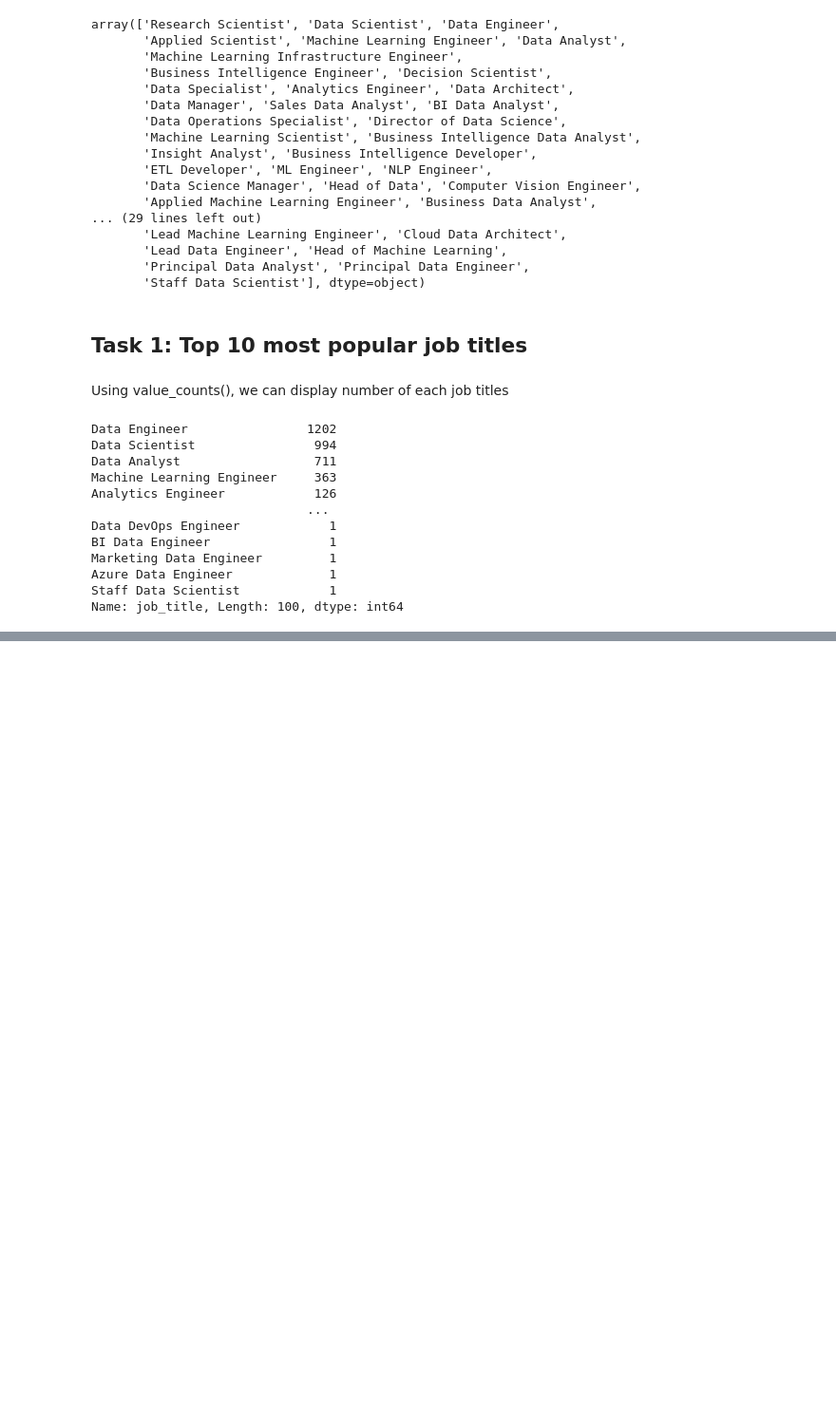
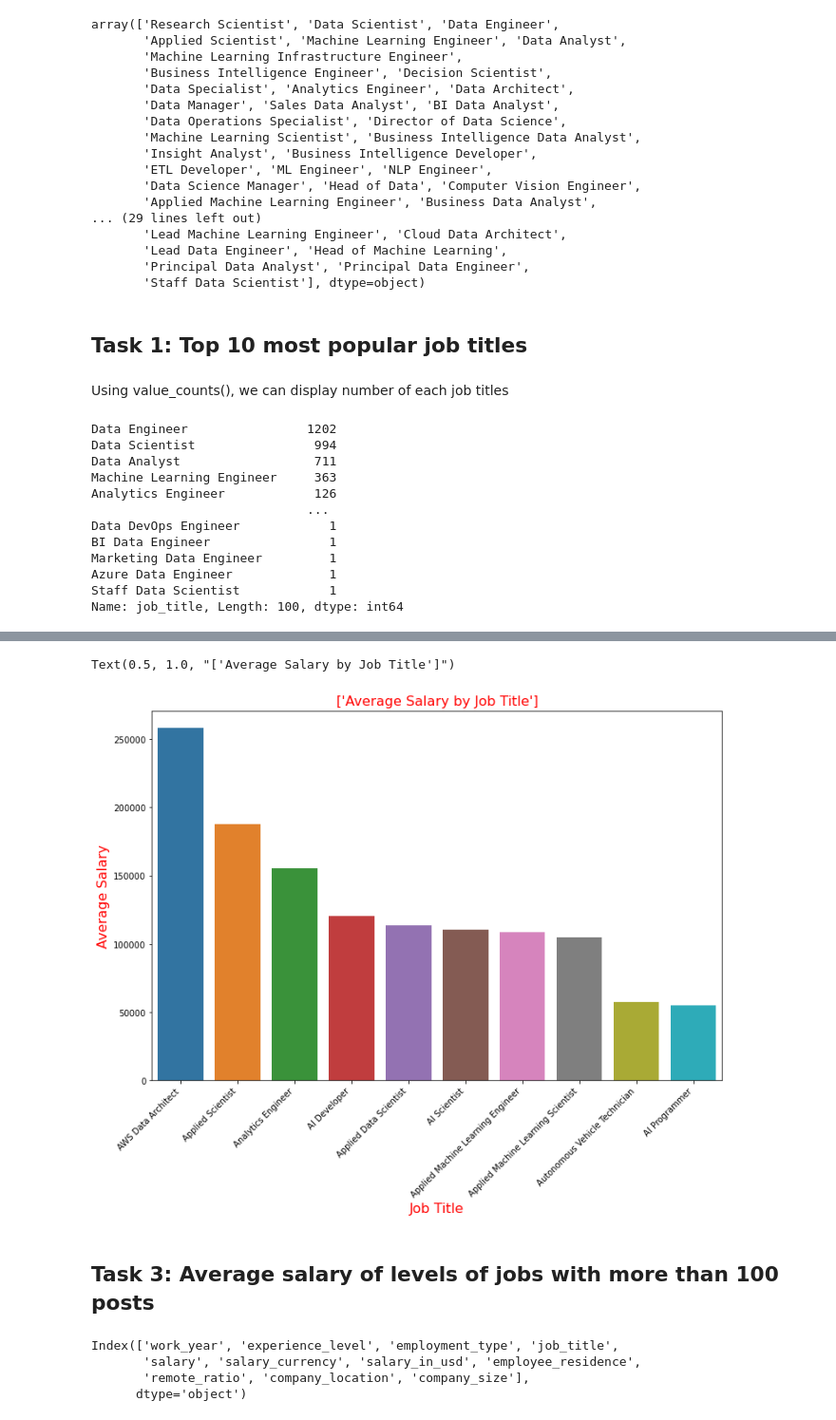
Before and after one commit to honhanbao/PowerBI-Python_Data-Science-Jobs-Salaries, a Jupyter notebook: salaries.ipynb, the cells around one changed output, grey strips where cells are left out. Shown at 95% size. Cells and saved outputs as stored; diff of their text form; code cells hidden in the pictures; blank space fills up the shorter version.

```diff
--- a/salaries.ipynb
+++ b/salaries.ipynb
@@ -171,0 +193,5 @@ df['job_title'].value_counts()[:10].plot(kind="barh")
+# %%
+groupby_title = df[['job_title', 'salary_in_usd']].groupby('job_title')
+for group_name, group_data in groupby_title:
+    print(f"Job Title: {group_name}")
+    print(group_data)
@@ -171,0 +233,3 @@ df['job_title'].value_counts()[:10].plot(kind="barh")
+# %%
+top_average = groupby_title.mean()[:10].sort_values('salary_in_usd', ascending=False)
+top_average
@@ -171,0 +253,5 @@ df['job_title'].value_counts()[:10].plot(kind="barh")
+# %%
+top_average = top_average.reset_index()
+# %%
+top_average = top_average.rename(columns={'job_title': 'Job Title', 'salary_in_usd': 'Salary'})
+top_average
@@ -171,0 +270,10 @@ df['job_title'].value_counts()[:10].plot(kind="barh")
+# %%
+plt.figure(figsize=(12, 8))
+sns.barplot(data=top_average, x="Job Title", y="Salary")
+plt.xticks(rotation=45, ha='right')
+plt.xlabel("Job Title", fontsize=16, color='red')
+plt.ylabel("Average Salary", fontsize=16, color='red')
+plt.title(["Average Salary by Job Title"], fontsize=16, color="red")
+# %% [output]
+Text(0.5, 1.0, "['Average Salary by Job Title']")
+[figure, added]
@@ -171,0 +282,9 @@ df['job_title'].value_counts()[:10].plot(kind="barh")
+# %% [markdown]
+## Task 3: Average salary of levels of jobs with more than 100 posts
+# %%
+df.columns
+# %% [output]
+Index(['work_year', 'experience_level', 'employment_type', 'job_title',
+       'salary', 'salary_currency', 'salary_in_usd', 'employee_residence',
+       'remote_ratio', 'company_location', 'company_size'],
+      dtype='object')
```
Also changed, not shown: parts of 19 cells of this notebook, 3 other files.
